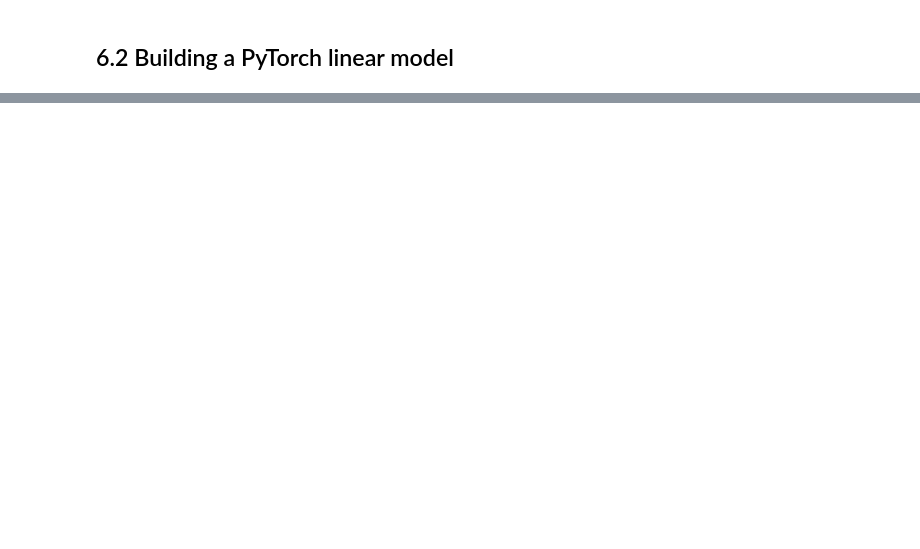
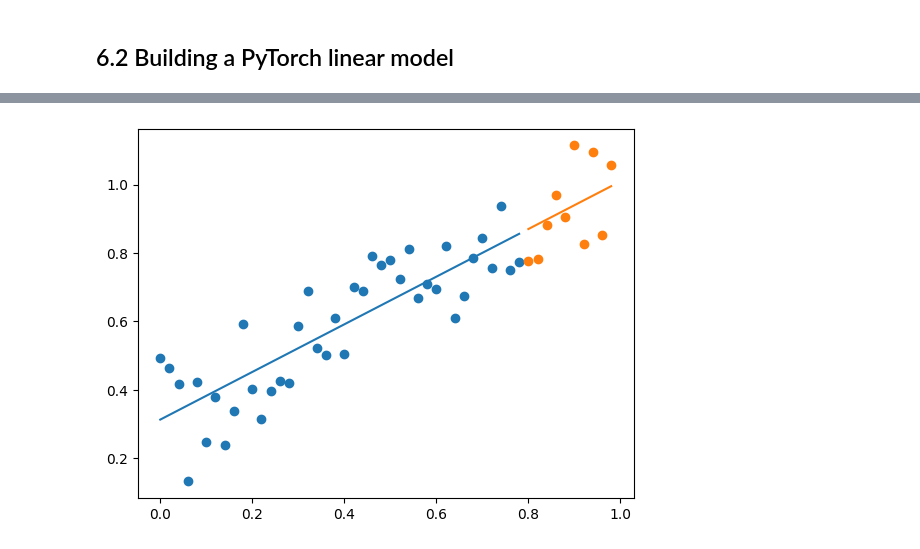
Before and after one commit to lnsayer/udemy_ml_course, a Jupyter notebook: 01_pytorch_workflow.ipynb, the cells around one changed output, grey strips where cells are left out. Saved outputs shown, nothing was run; the diff lists cells and outputs as text; code cells hidden in the pictures; blank space fills up the shorter version.

```diff
--- a/01_pytorch_workflow.ipynb
+++ b/01_pytorch_workflow.ipynb
@@ -594,2 +586,26 @@ AttributeError: module 'torch.nn' has no attribute 'module'
+# %%
+# Subclass nn.Module to make our model
+class LinearRegressionModel2(nn.Module):
+  def __init__(self):
+    super().__init__()
+    # define the weights and biases
+    self.weights = nn.Parameter(torch.randn(1,
+                                            dtype = torch.float),
+                                requires_grad = True)
+    self.bias = nn.Parameter(torch.randn(1,
+                                         dtype = torch.float),
+                             requires_grad=True)
+  def forward(self, x:torch.Tensor) -> torch.Tensor:
+    return self.weights * x +self.bias
 # %% [markdown]
 ## 6.2 Building a PyTorch linear model
+# %%
+random_seed =42
+torch.manual_seed(42)
+
+model_1 = LinearRegressionModel2()
+print(model_1.state_dict())
+next(model_1.parameters()).device
+
+model_1.to(device)
+next(model_1.parameters()).device
@@ -596,9 +615,9 @@ AttributeError: module 'torch.nn' has no attribute 'module'
 # %%
-random_seed =42
-torch.manual_seed(42)
-
-model_1 = LinearRegressionModel()
-print(model_1.state_dict())
+# Put data on the target device
+X_train = X_train.to(device)
+y_train = y_train.to(device)
+X_test = X_test.to(device)
+y_test = y_test.to(device)
 
 epoch_count = []
 train_loss_values = []
@@ -655,11 +697,13 @@ print(model_1.state_dict())
 # %%
-plt.scatter(X_train, y_train)
-plt.scatter(X_test, y_test)
+plt.scatter(X_train.cpu().numpy(), y_train.cpu().numpy())
+plt.scatter(X_test.cpu().numpy(), y_test.cpu().numpy())
 
 with torch.inference_mode():
 
   y_pred = model_1(X_train)
   test_pred = model_1(X_test)
 
-  plt.plot(X_train, y_pred)
-  plt.plot(X_test, test_pred)
+  plt.plot(X_train.cpu().numpy(), y_pred.cpu().numpy())
+  plt.plot(X_test.cpu().numpy(), test_pred.cpu().numpy())
+# %% [output]
+[figure, added]
```
Also changed, not shown: parts of 5 cells of this notebook.
